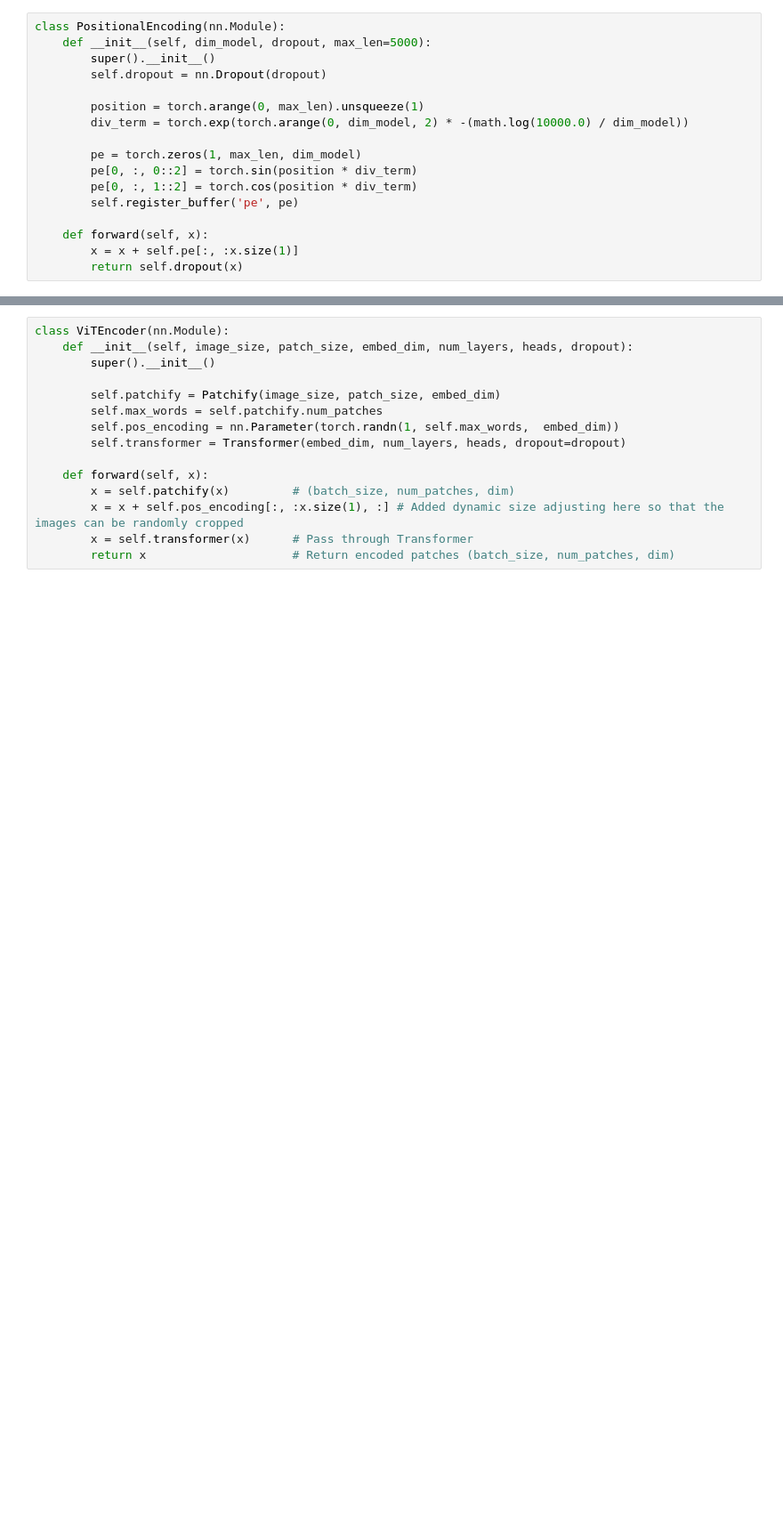
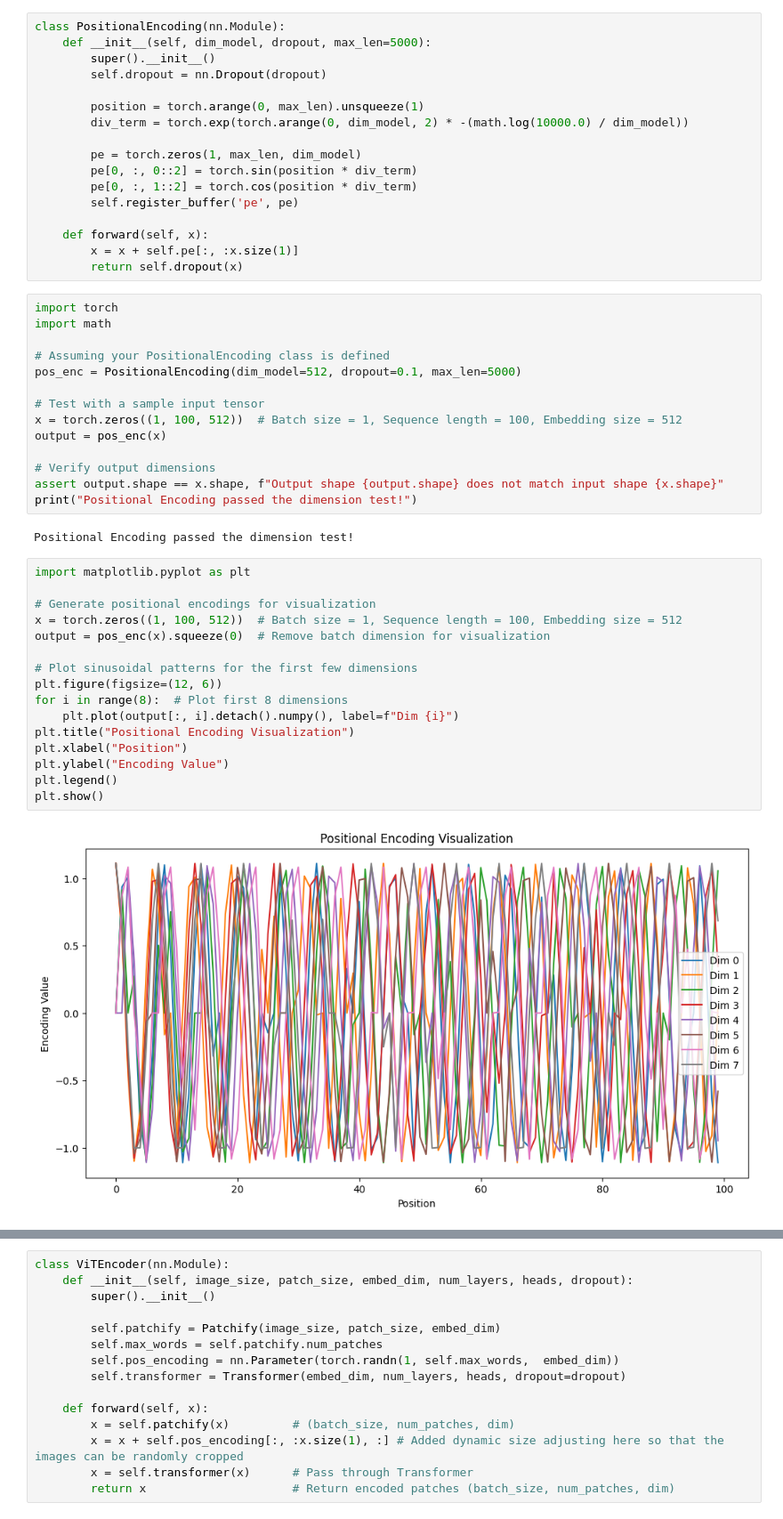
Before and after one commit to Tolgadnc/DeepLearningCourse, a Jupyter notebook: ImageCaptioning.ipynb, the cells around one changed output, grey strips where cells are left out. Shown at 89% size. Saved outputs shown, nothing was run; the diff lists cells and outputs as text; blank space fills up the shorter version.

```diff
--- a/ImageCaptioning.ipynb
+++ b/ImageCaptioning.ipynb
@@ -292,3 +323,37 @@ class PositionalEncoding(nn.Module):
     def forward(self, x):
         x = x + self.pe[:, :x.size(1)]
         return self.dropout(x)
+# %%
+import torch
+import math
+
+# Assuming your PositionalEncoding class is defined
+pos_enc = PositionalEncoding(dim_model=512, dropout=0.1, max_len=5000)
+
+# Test with a sample input tensor
+x = torch.zeros((1, 100, 512))  # Batch size = 1, Sequence length = 100, Embedding size = 512
+output = pos_enc(x)
+
+# Verify output dimensions
+assert output.shape == x.shape, f"Output shape {output.shape} does not match input shape {x.shape}"
+print("Positional Encoding passed the dimension test!")
+# %% [output]
+Positional Encoding passed the dimension test!
+# %%
+import matplotlib.pyplot as plt
+
+# Generate positional encodings for visualization
+x = torch.zeros((1, 100, 512))  # Batch size = 1, Sequence length = 100, Embedding size = 512
+output = pos_enc(x).squeeze(0)  # Remove batch dimension for visualization
+
+# Plot sinusoidal patterns for the first few dimensions
+plt.figure(figsize=(12, 6))
+for i in range(8):  # Plot first 8 dimensions
+    plt.plot(output[:, i].detach().numpy(), label=f"Dim {i}")
+plt.title("Positional Encoding Visualization")
+plt.xlabel("Position")
+plt.ylabel("Encoding Value")
+plt.legend()
+plt.show()
+# %% [output]
+[figure, added]
```
Also changed, not shown: parts of 39 cells of this notebook.
